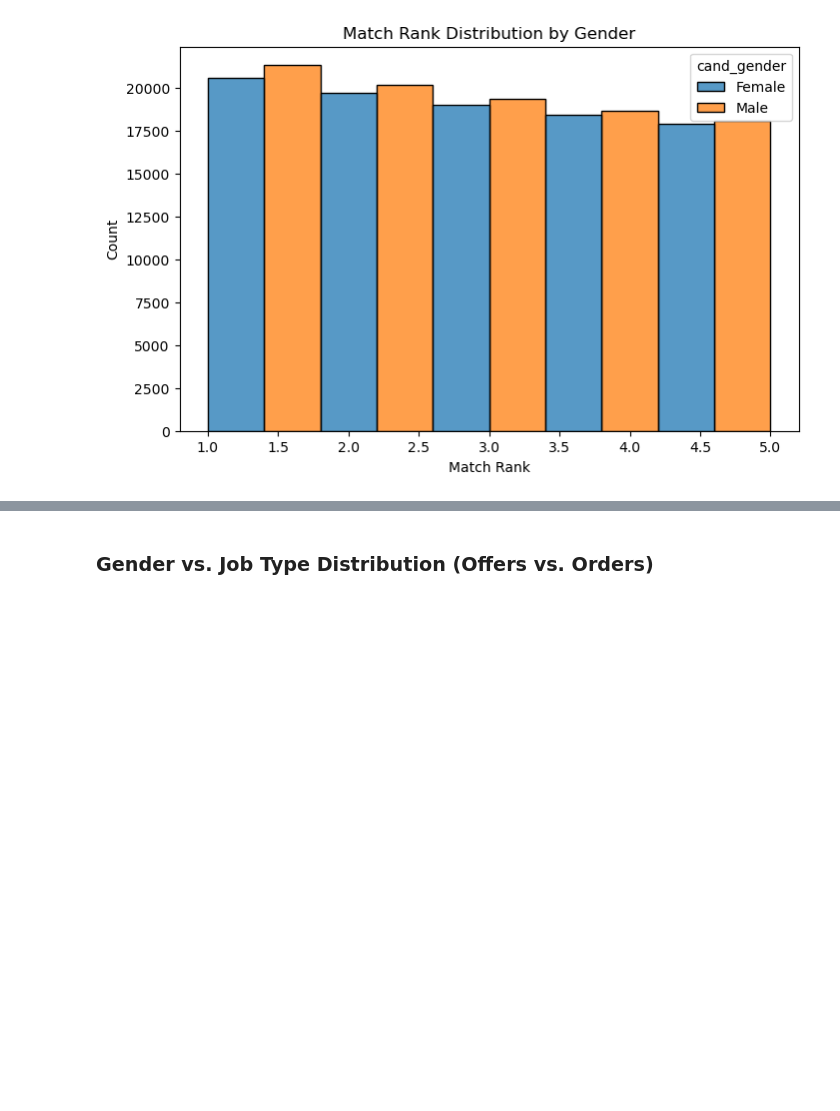
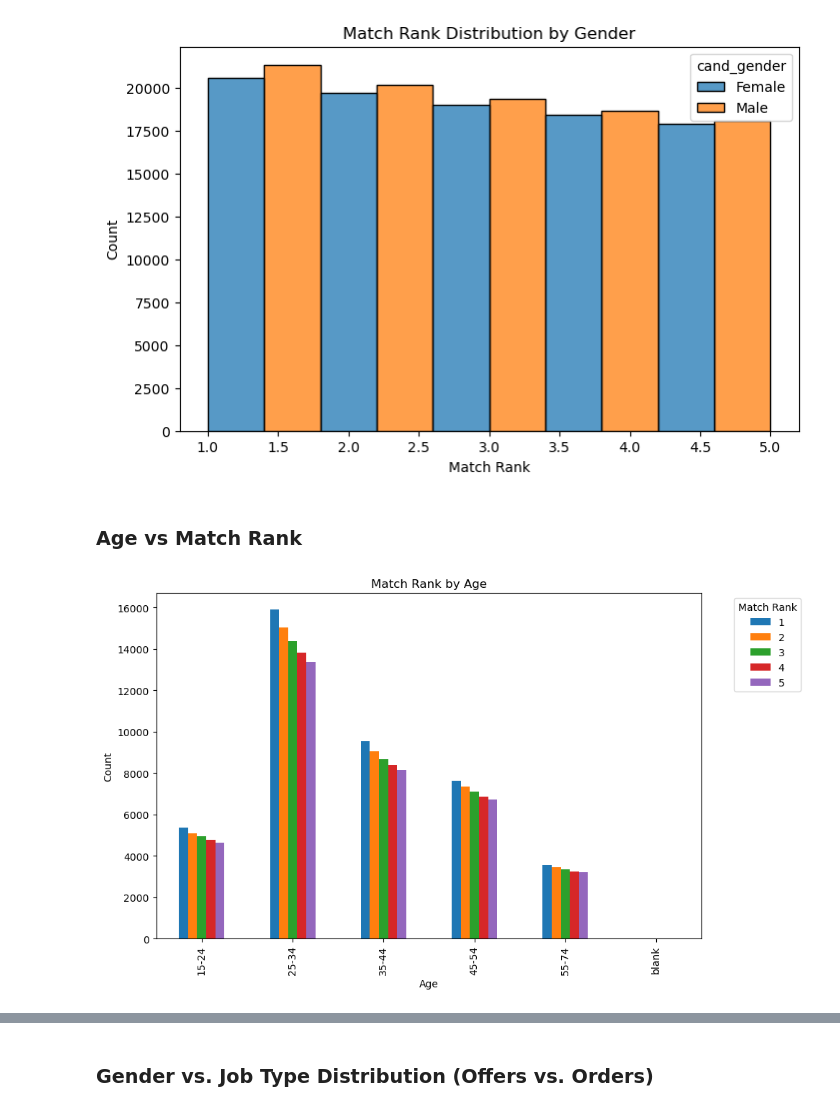
Before and after one commit to baicheto/AI_In_Industry, a Jupyter notebook: Reverse_Matching.ipynb, the cells around one changed output, grey strips where cells are left out. Cells and saved outputs as stored; diff of their text form; code cells hidden in the pictures; blank space fills up the shorter version.

```diff
--- a/Reverse_Matching.ipynb
+++ b/Reverse_Matching.ipynb
@@ -360,3 +368,17 @@ plt.ylabel("Count")
 plt.show()
 # %% [output]
 [figure]
+# %% [markdown]
+### Age vs Match Rank
+# %%
+pivot = rm_df.pivot_table(index='cand_age_bucket', columns='match_rank', aggfunc='size', fill_value=0)
+
+pivot.plot(kind='bar', figsize=(10, 6))
+plt.title('Match Rank by Age')
+plt.ylabel('Count')
+plt.xlabel('Age')
+plt.legend(title='Match Rank', bbox_to_anchor=(1.05, 1), loc='upper left')
+plt.tight_layout()
+plt.show()
+# %% [output]
+[figure, added]
```
Also changed, not shown: parts of 40 cells of this notebook.
